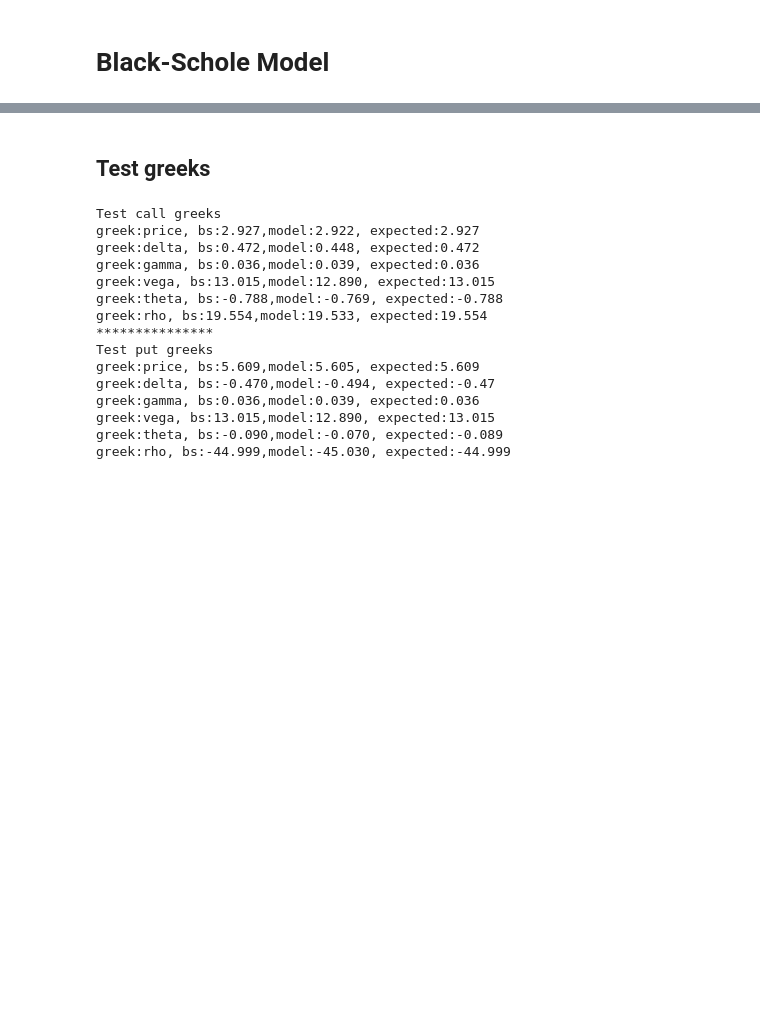
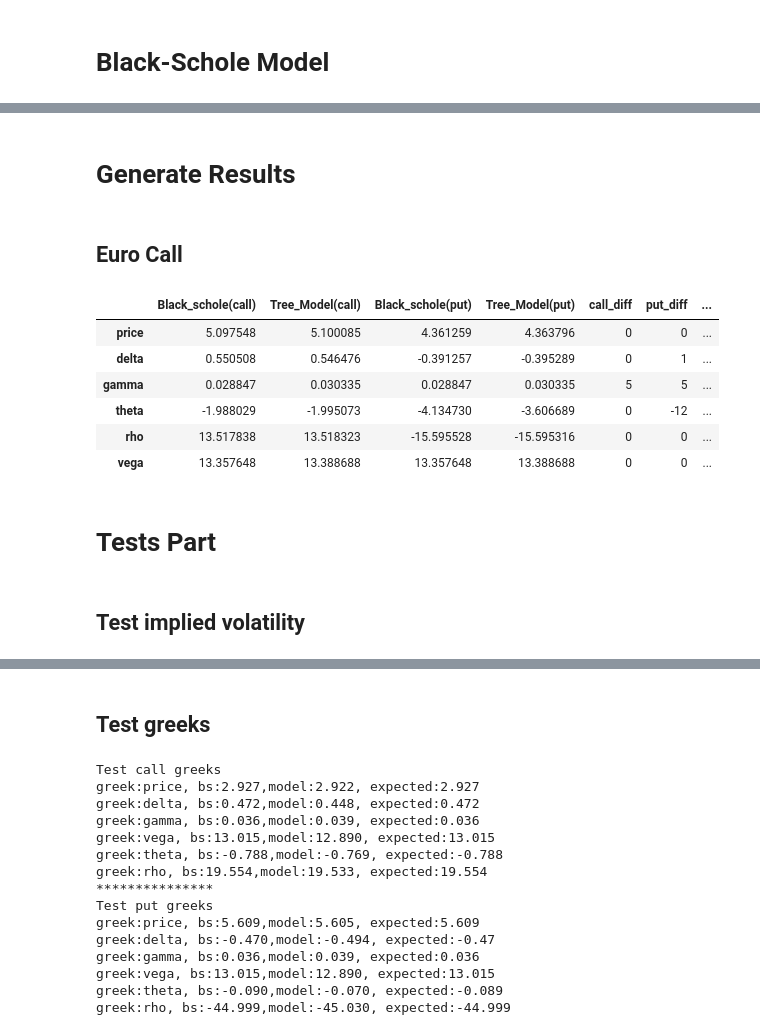
Before and after one commit to aiyuyun2015/home_work, a Jupyter notebook: Question-3.ipynb, the cells around one changed output, grey strips where cells are left out. Drawn from its saved outputs; the diff is of its cells as text; code cells hidden in the pictures; blank space fills up the shorter version.

Commit message:
result table generrated

```diff
--- a/Question-3.ipynb
+++ b/Question-3.ipynb
@@ -358,0 +369,48 @@ class Put:
+# %% [markdown]
+# Generate Results
+# %% [markdown]
+
+## Euro Call
+# %%
+# tree
+common_params = {'S':42, 'K':40, 'T':0.75, 'r':0.04, 'q':0.08,\
+               'sigma':0.35,}
+
+euro_call = {**common_params, **{'exercise':False, 'payoff':call_payoff, 'n':200}}
+euro_put = {**common_params, **{'exercise':False, 'payoff':put_payoff, 'n':200}}
+
+# black schole call
+bs_call = Call(**common_params)
+data = bs_call.greeks()
+bs_call_df = pd.DataFrame(data.values(), columns=['Black_schole(call)'], index=temp.keys())
+
+# tree model call
+model = TrinomialTreeModel(**euro_call)
+ans = model.greeks()
+tree_call_df = pd.DataFrame(ans.values(), columns=['Tree_Model(call)'], index=temp.keys())
+
+
+# black schole put
+bs_call = Put(**common_params)
+data = bs_call.greeks()
+bs_put_df = pd.DataFrame(data.values(), columns=['Black_schole(put)'], index=temp.keys())
+
+# tree model put
+model = TrinomialTreeModel(**euro_put)
+ans = model.greeks()
+tree_put_df = pd.DataFrame(ans.values(), columns=['Tree_Model(put)'], index=temp.keys())
+# %%
+df = pd.concat([bs_call_df, tree_call_df, bs_put_df, tree_put_df], axis=1)
+# %%
+for i in ['call','put']:
+    df['%s_rel_erro(%%)'%i]  = ((df['Tree_Model(%s)'%i] - df['Black_schole(%s)'%i])/df['Black_schole(%s)'%i] *100).astype(int)
+# %%
+df
+# %% [output]
+|  | Black_schole(call) | Tree_Model(call) | Black_schole(put) | Tree_Model(put) | call_diff | put_diff | ... |
+| price | 5.097548 | 5.100085 | 4.361259 | 4.363796 | 0 | 0 | ... |
+| delta | 0.550508 | 0.546476 | -0.391257 | -0.395289 | 0 | 1 | ... |
+| gamma | 0.028847 | 0.030335 | 0.028847 | 0.030335 | 5 | 5 | ... |
+| theta | -1.988029 | -1.995073 | -4.134730 | -3.606689 | 0 | -12 | ... |
+| rho | 13.517838 | 13.518323 | -15.595528 | -15.595316 | 0 | 0 | ... |
+| vega | 13.357648 | 13.388688 | 13.357648 | 13.388688 | 0 | 0 | ... |
@@ -359,3 +436,7 @@ class Put:
+# %% [markdown]
+# Tests Part
+# %% [markdown]
+## Test implied volatility
 # %%
 #def bisection(f, target, start=1e-3, end=1, err=1e-4, max_iter=20):
 
```
Also changed, not shown: parts of 24 cells of this notebook.
